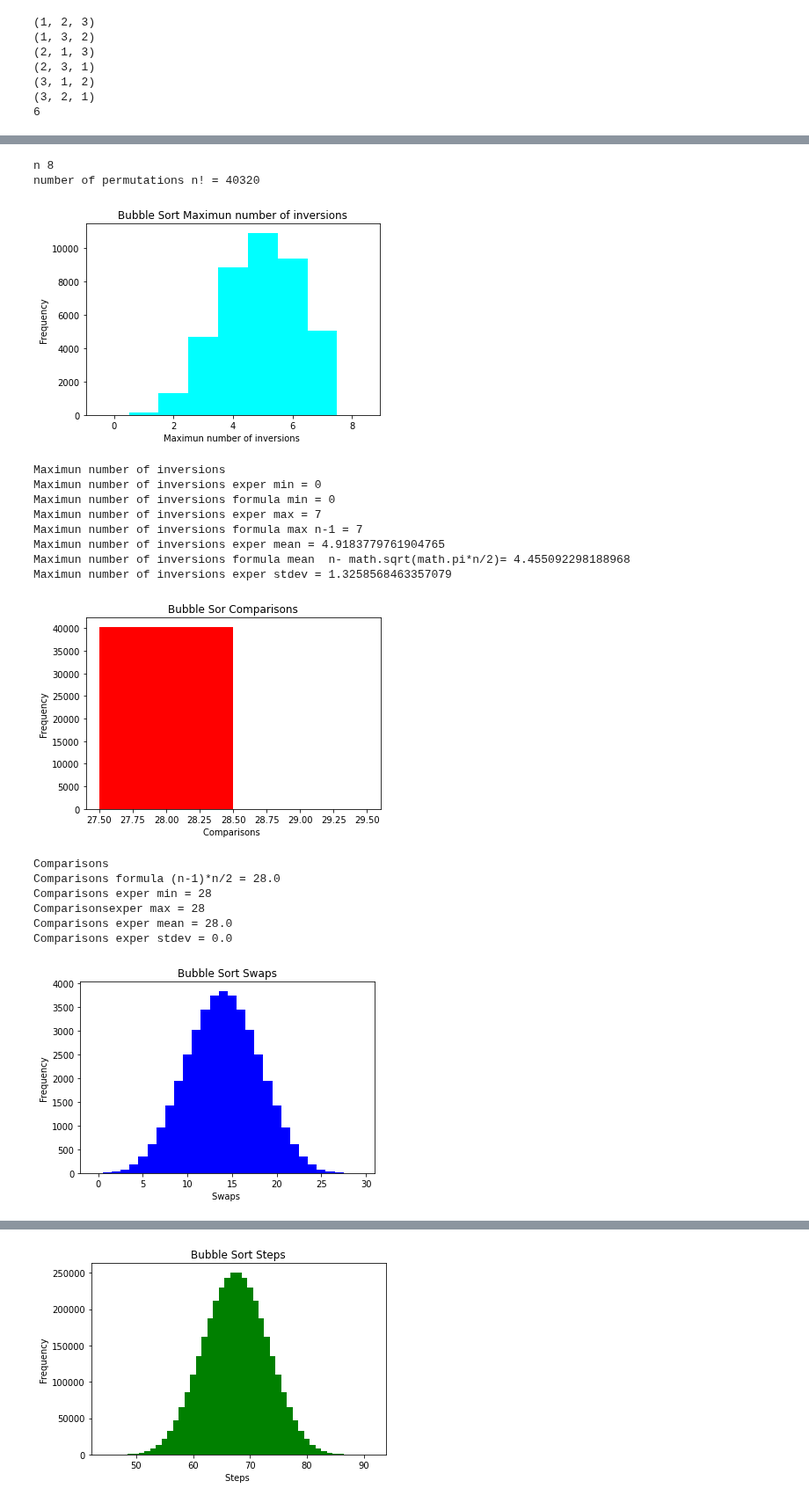
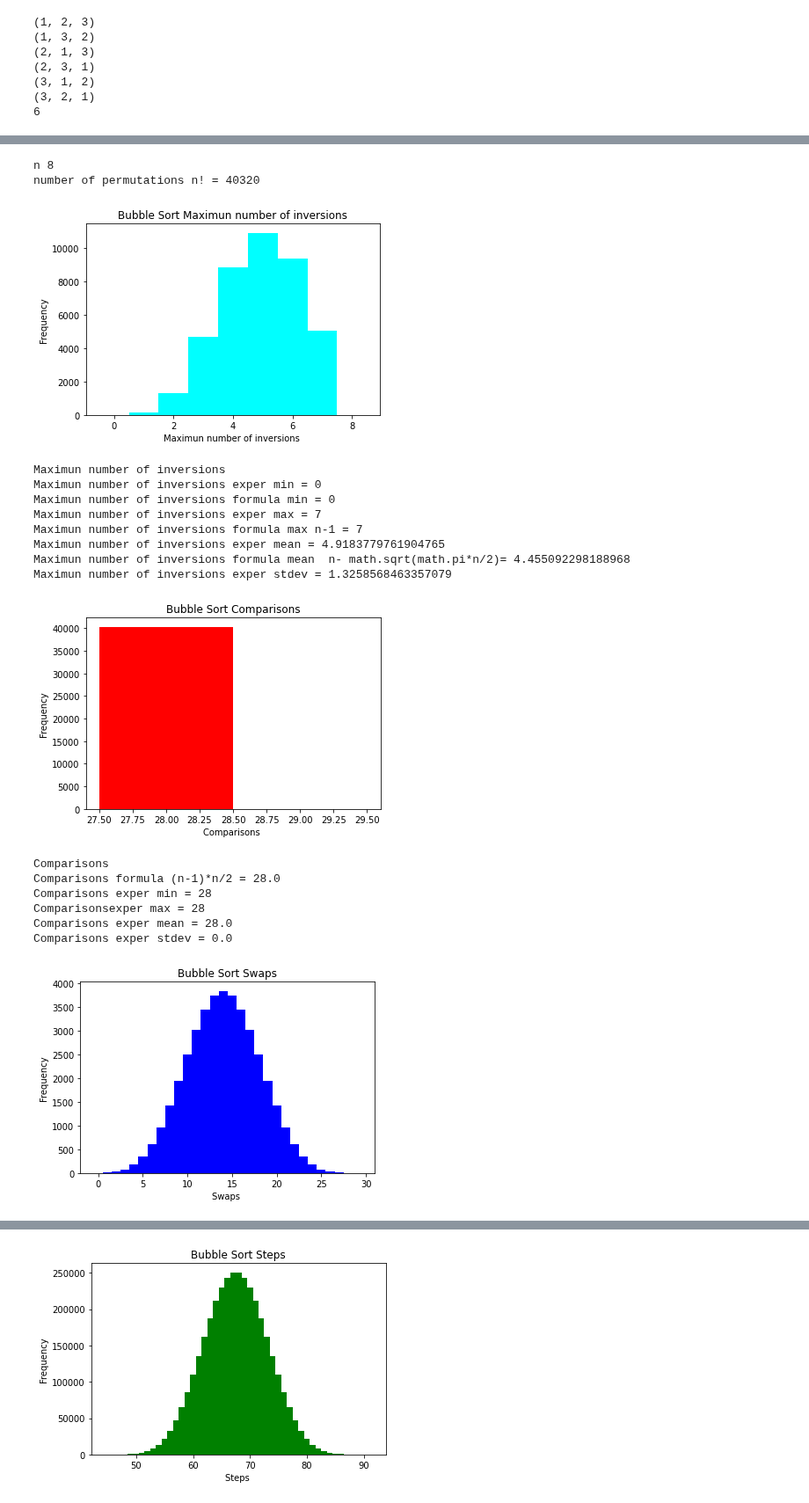
Before and after one commit to gjhernandezp/algorithms, a Jupyter notebook: AnalysisOfAlgorithms/BubbleSortNotOptimizedHistograms.ipynb, the cells around one changed output, grey strips where cells are left out. Shown at 88% size. Cells and saved outputs as stored; diff of their text form; code cells hidden in the pictures.

```diff
--- a/AnalysisOfAlgorithms/BubbleSortNotOptimizedHistograms.ipynb
+++ b/AnalysisOfAlgorithms/BubbleSortNotOptimizedHistograms.ipynb
@@ -283,7 +283,7 @@ print()
 
 b = np.array(range(min(comps)-1,max(comps)+2) ) +0.5
 plt.hist(comps,bins=b, color="red")
-plt.title("Bubble Sor Comparisons")
+plt.title("Bubble Sort Comparisons")
 plt.xlabel("Comparisons ")
 plt.ylabel("Frequency")
 plt.show()
@@ -328,34 +328,34 @@ print("Steps max formula (n-1)*n =",(n-1)*n)
 print("Steps exper mean =",np.mean(steps))
 print("Steps mean formula (3/4)*(n**2-n) =",(3/4)*(n**2-n))
 print("Steps exper stdev",np.std(steps))
 print()
 
 b = np.array(range(min(passes)-1,max(passes)+2) ) +0.5
 plt.hist(passes,bins=b,color="brown")
 plt.title("Bubble Sort Passes")
 plt.xlabel("Passes")
 plt.ylabel("Frequency")
 plt.show()
 
 print("Passes")
 print("Passes formula (n-1) =",(n-1))
 print("Passes exper min =",min(passes))
 print("Passes exper max =",max(passes))
 print("Passes exper mean =",np.mean(passes))
 print("Passes exper stdev",np.std(passes))
 # %% [output]
 n 8
 number of permutations n! = 40320
 [figure]
 Maximun number of inversions
 Maximun number of inversions exper min = 0
 Maximun number of inversions formula min = 0
 Maximun number of inversions exper max = 7
 Maximun number of inversions formula max n-1 = 7
 Maximun number of inversions exper mean = 4.9183779761904765
 Maximun number of inversions formula mean  n- math.sqrt(math.pi*n/2)= 4.455092298188968
 Maximun number of inversions exper stdev = 1.3258568463357079
-[figure, old version]
+[figure, new version]
 Comparisons
 Comparisons formula (n-1)*n/2 = 28.0
 Comparisons exper min = 28
```
Also changed, not shown: parts of 5 cells of this notebook.
